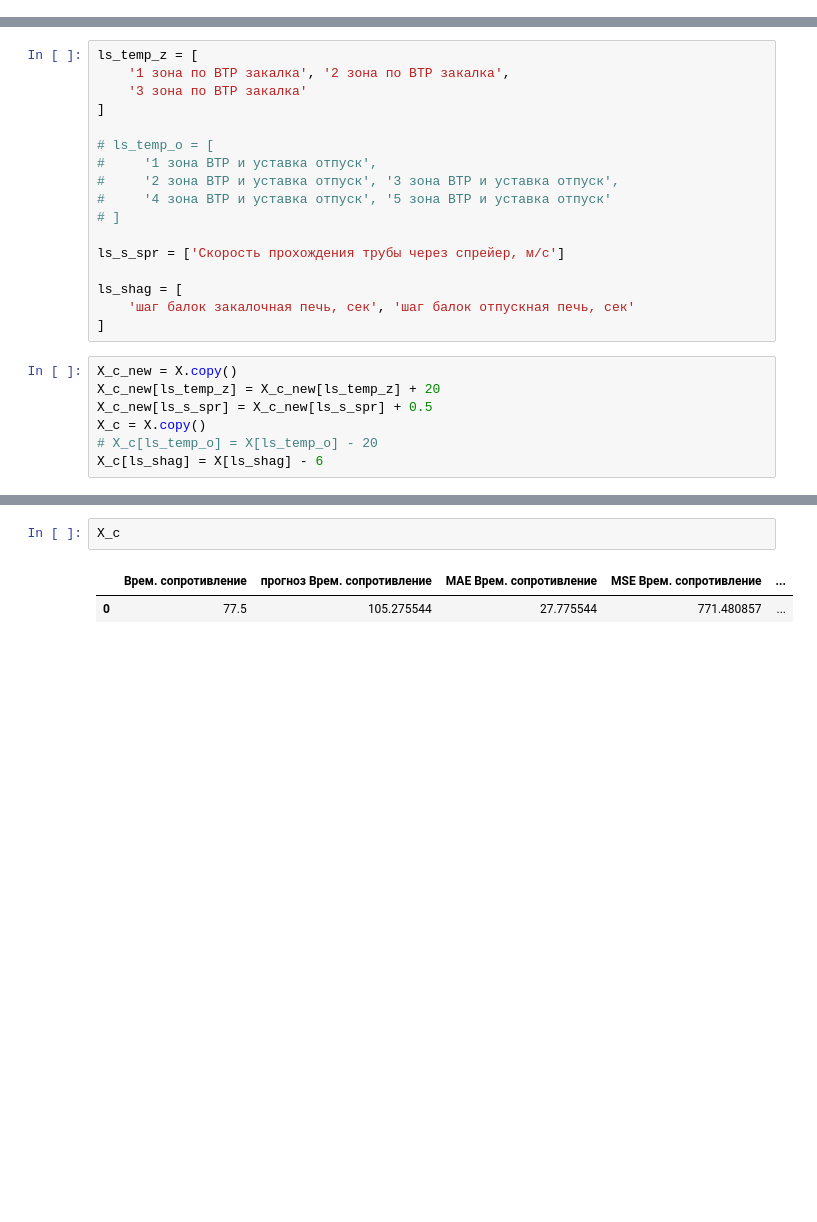
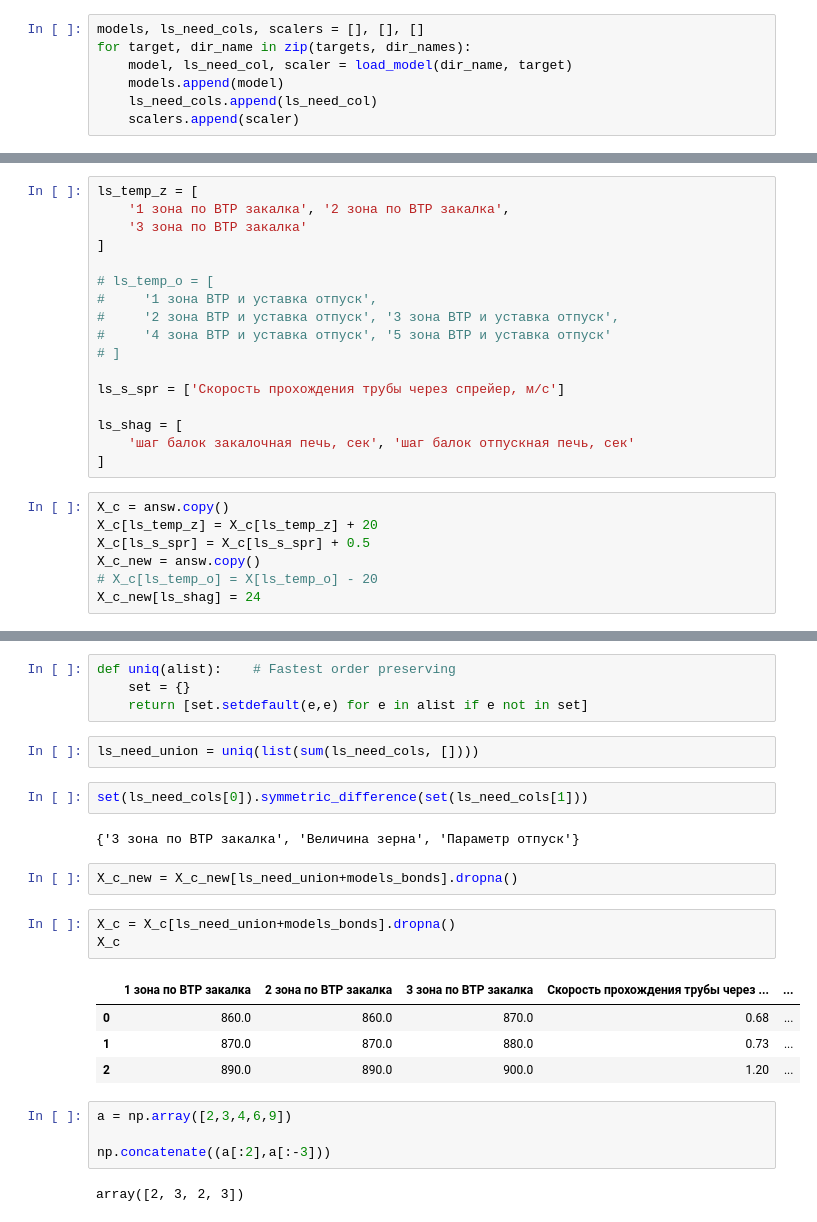
Before and after one commit to ChelpipeBigDataTeam/PNTZ, a Jupyter notebook: Optimizer-Copy1.ipynb, the cells around one changed output, grey strips where cells are left out. Drawn from its saved outputs; the diff is of its cells as text; blank space fills up the shorter version.

```diff
--- a/Optimizer-Copy1.ipynb
+++ b/Optimizer-Copy1.ipynb
@@ -52,0 +247,7 @@ def model_pr_YS(df):
+# %%
+models, ls_need_cols, scalers = [], [], []
+for target, dir_name in zip(targets, dir_names):
+    model, ls_need_col, scaler = load_model(dir_name, target)
+    models.append(model)
+    ls_need_cols.append(ls_need_col)
+    scalers.append(scaler)
@@ -68,9 +275,9 @@ ls_shag = [
     'шаг балок закалочная печь, сек', 'шаг балок отпускная печь, сек'
 ]
 # %%
-X_c_new = X.copy()
-X_c_new[ls_temp_z] = X_c_new[ls_temp_z] + 20
-X_c_new[ls_s_spr] = X_c_new[ls_s_spr] + 0.5
-X_c = X.copy()
+X_c = answ.copy()
+X_c[ls_temp_z] = X_c[ls_temp_z] + 20
+X_c[ls_s_spr] = X_c[ls_s_spr] + 0.5
+X_c_new = answ.copy()
 # X_c[ls_temp_o] = X[ls_temp_o] - 20
-X_c[ls_shag] = X[ls_shag] - 6
+X_c_new[ls_shag] = 24
@@ -82,5 +284,26 @@ X_c_new
-# %%
-X_c
-# %% [output]
-|  | Врем. сопротивление | прогноз Врем. сопротивление | MAE Врем. сопротивление | MSE Врем. сопротивление | ... |
-| 0 | 77.5 | 105.275544 | 27.775544 | 771.480857 | ... |
+# %%
+def uniq(alist):    # Fastest order preserving
+    set = {}
+    return [set.setdefault(e,e) for e in alist if e not in set]
+# %%
+ls_need_union = uniq(list(sum(ls_need_cols, [])))
+# %%
+set(ls_need_cols[0]).symmetric_difference(set(ls_need_cols[1]))
+# %% [output]
+{'3 зона по ВТР закалка', 'Величина зерна', 'Параметр отпуск'}
+# %%
+X_c_new = X_c_new[ls_need_union+models_bonds].dropna()
+# %%
+X_c = X_c[ls_need_union+models_bonds].dropna()
+X_c
+# %% [output]
+|  | 1 зона по ВТР закалка | 2 зона по ВТР закалка | 3 зона по ВТР закалка | Скорость прохождения трубы через ... | ... |
+| 0 | 860.0 | 860.0 | 870.0 | 0.68 | ... |
+| 1 | 870.0 | 870.0 | 880.0 | 0.73 | ... |
+| 2 | 890.0 | 890.0 | 900.0 | 1.20 | ... |
+# %%
+a = np.array([2,3,4,6,9])
+
+np.concatenate((a[:2],a[:-3]))
+# %% [output]
+array([2, 3, 2, 3])
```
Also changed, not shown: parts of 39 cells of this notebook.
